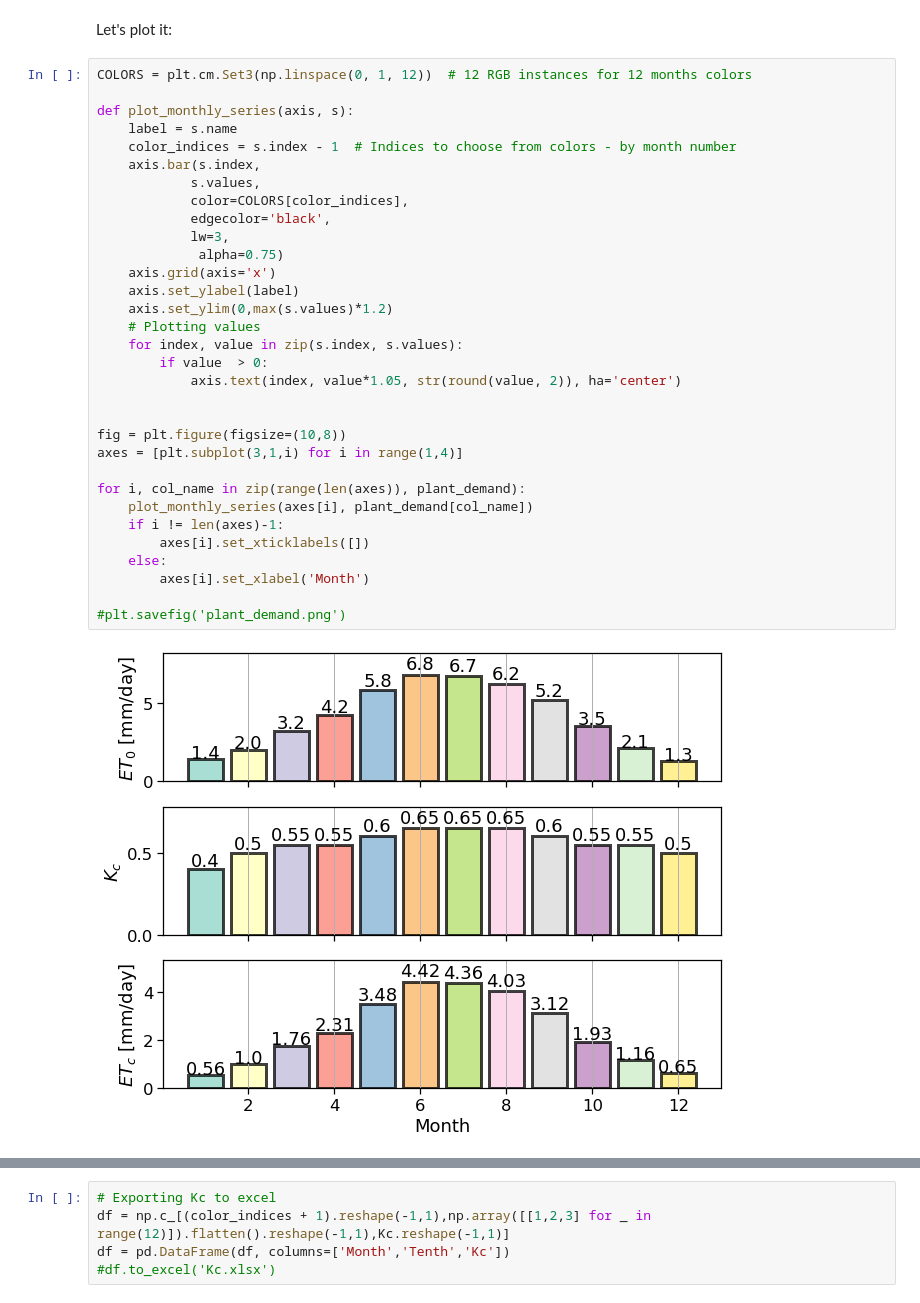
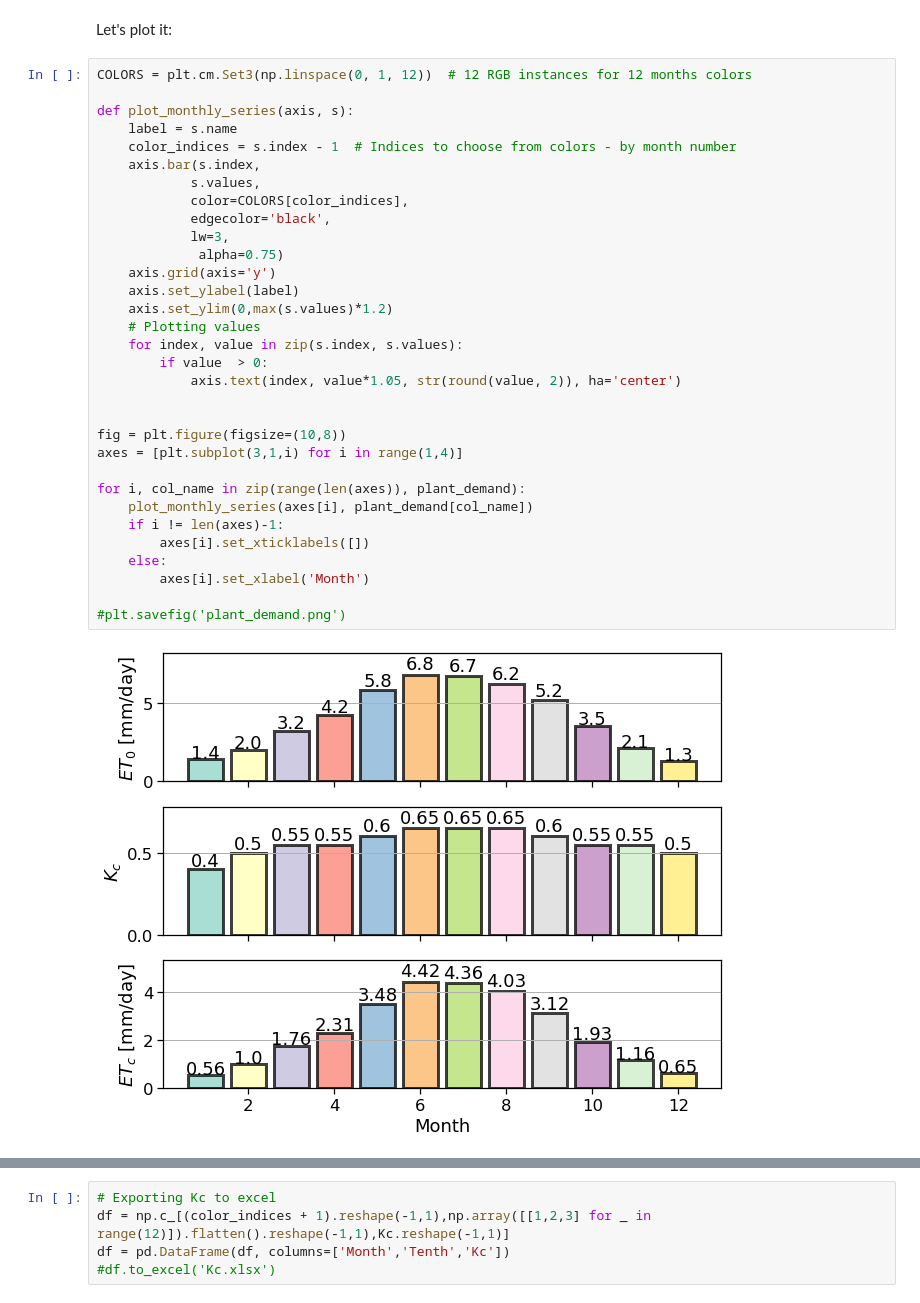
Before and after one commit to YuvalBayer/IrrigationProject, a Jupyter notebook: NB1_Initial_Planing.ipynb, the cells around one changed output, grey strips where cells are left out. Cells and saved outputs as stored; diff of their text form.

```diff
--- a/NB1_Initial_Planing.ipynb
+++ b/NB1_Initial_Planing.ipynb
@@ -55,35 +55,35 @@ COLORS = plt.cm.Set3(np.linspace(0, 1, 12))  # 12 RGB instances for 12 months co
 
 def plot_monthly_series(axis, s):
     label = s.name
     color_indices = s.index - 1  # Indices to choose from colors - by month number
     axis.bar(s.index,
             s.values,
             color=COLORS[color_indices],
             edgecolor='black',
             lw=3,
              alpha=0.75)
-    axis.grid(axis='x')
+    axis.grid(axis='y')
     axis.set_ylabel(label)
     axis.set_ylim(0,max(s.values)*1.2)
     # Plotting values
     for index, value in zip(s.index, s.values):
         if value  > 0:
             axis.text(index, value*1.05, str(round(value, 2)), ha='center')
 
 
 fig = plt.figure(figsize=(10,8))
 axes = [plt.subplot(3,1,i) for i in range(1,4)]
 
 for i, col_name in zip(range(len(axes)), plant_demand):
     plot_monthly_series(axes[i], plant_demand[col_name])
     if i != len(axes)-1:
         axes[i].set_xticklabels([])
     else:
         axes[i].set_xlabel('Month')
 
 #plt.savefig('plant_demand.png')
 # %% [output]
-[figure, old version]
+[figure, new version]
 # %% [markdown]
 ## Introducing Dynamic $K_c$ According to FAO
 
```
Also changed, not shown: parts of 10 cells of this notebook, 3 other files.
